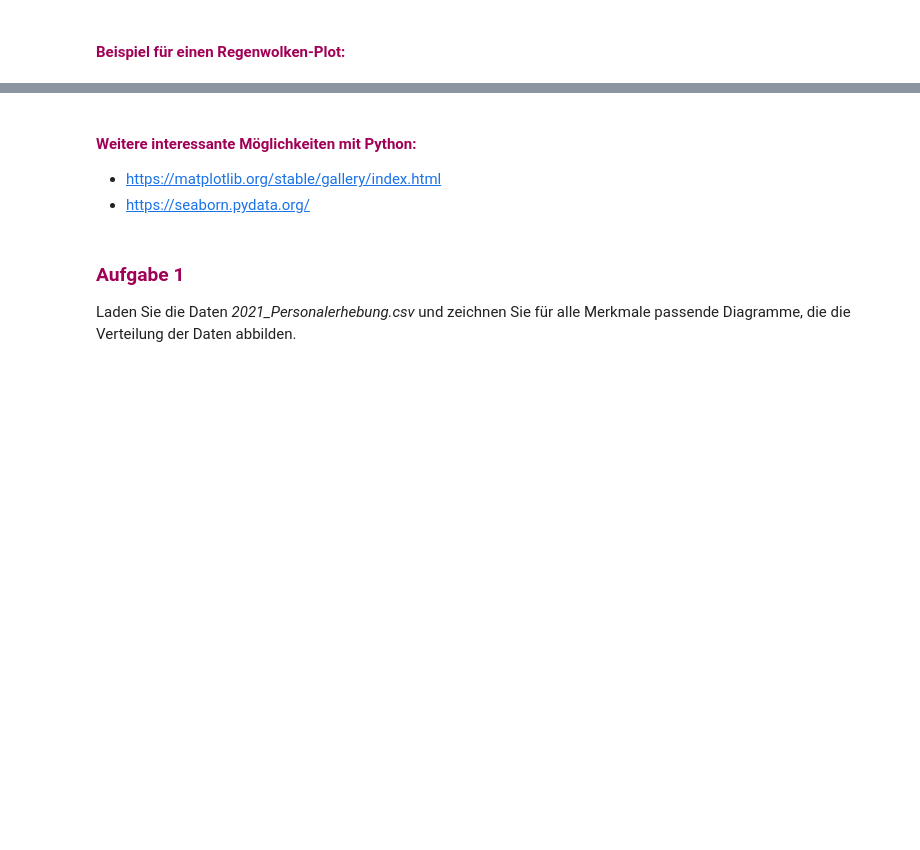
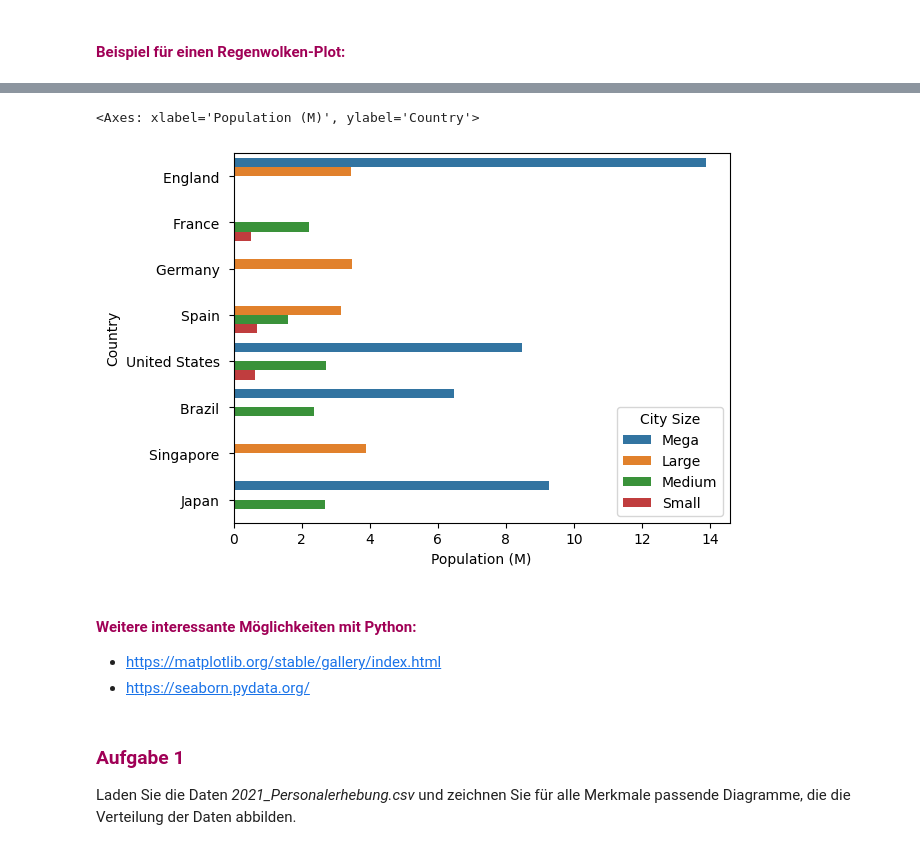
Before and after one commit to linomeyer/HSLU-ASTAT, a Jupyter notebook: SW03/SW03.ipynb, the cells around one changed output, grey strips where cells are left out. Cells and saved outputs as stored; diff of their text form; code cells hidden in the pictures; blank space fills up the shorter version.

```diff
--- a/SW03/SW03.ipynb
+++ b/SW03/SW03.ipynb
@@ -130,17 +170,20 @@ ax.set_ylabel("Population for the Cities in the dataset")
 # %%
 def city_size(x):
     if x < 1.5:
         s = "Small"
     elif 1.5 <= x < 3:
         s = "Medium"
     elif 3 <= x < 5:
         s = "Large"
     else:
         s = "Mega"
     return s
 gla_cities["Population (M)"] = gla_cities["Population"]/1000000
 gla_cities["City Size"] = gla_cities["Population (M)"].apply(city_size)
-sns.barplot(data=gla_cities,x="Population (M)",y="Country",hue="City Size",ci=None,estimator=sum)
+sns.barplot(data=gla_cities,x="Population (M)",y="Country",hue="City Size",errorbar=None,estimator=sum)
+# %% [output]
+<Axes: xlabel='Population (M)', ylabel='Country'>
+[figure, added]
 # %% [markdown]
 #### <span style="color:rgb(160,0,86)">Weitere interessante Möglichkeiten mit Python:</span>
 - https://matplotlib.org/stable/gallery/index.html
```
Also changed, not shown: parts of 11 cells of this notebook, 2 other files.
